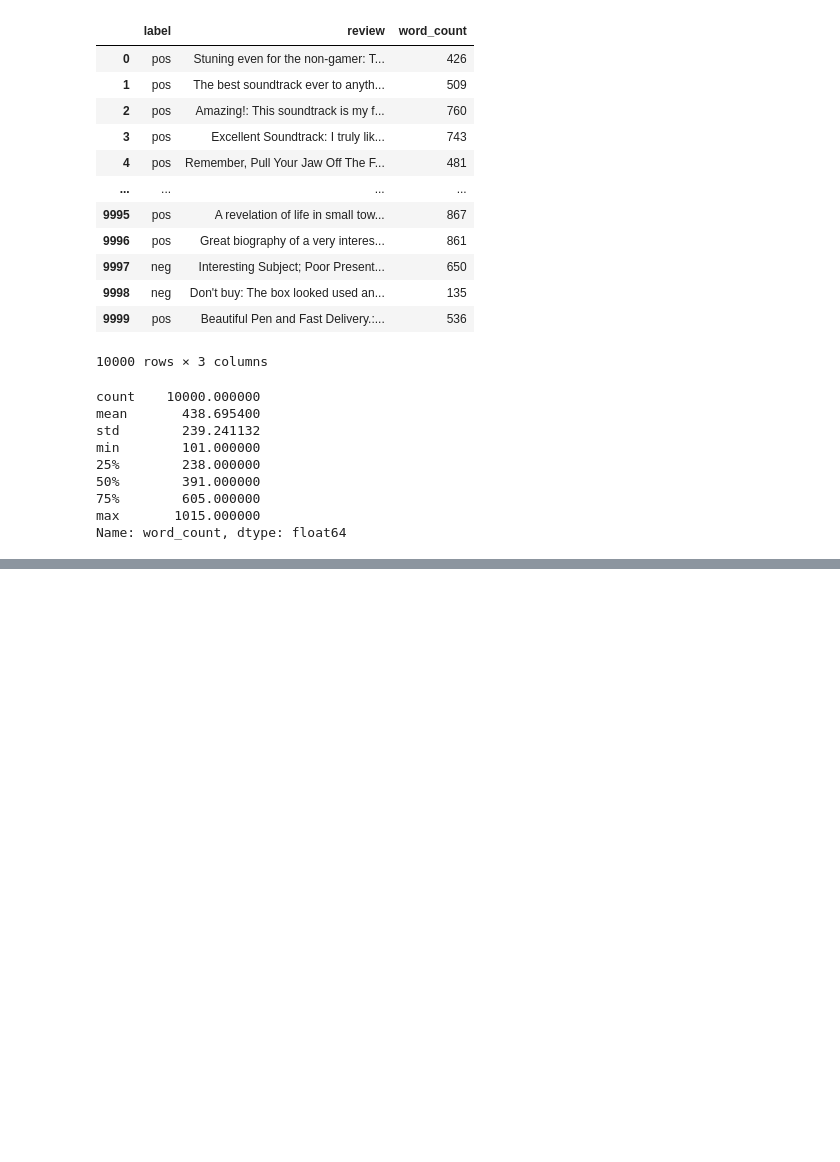
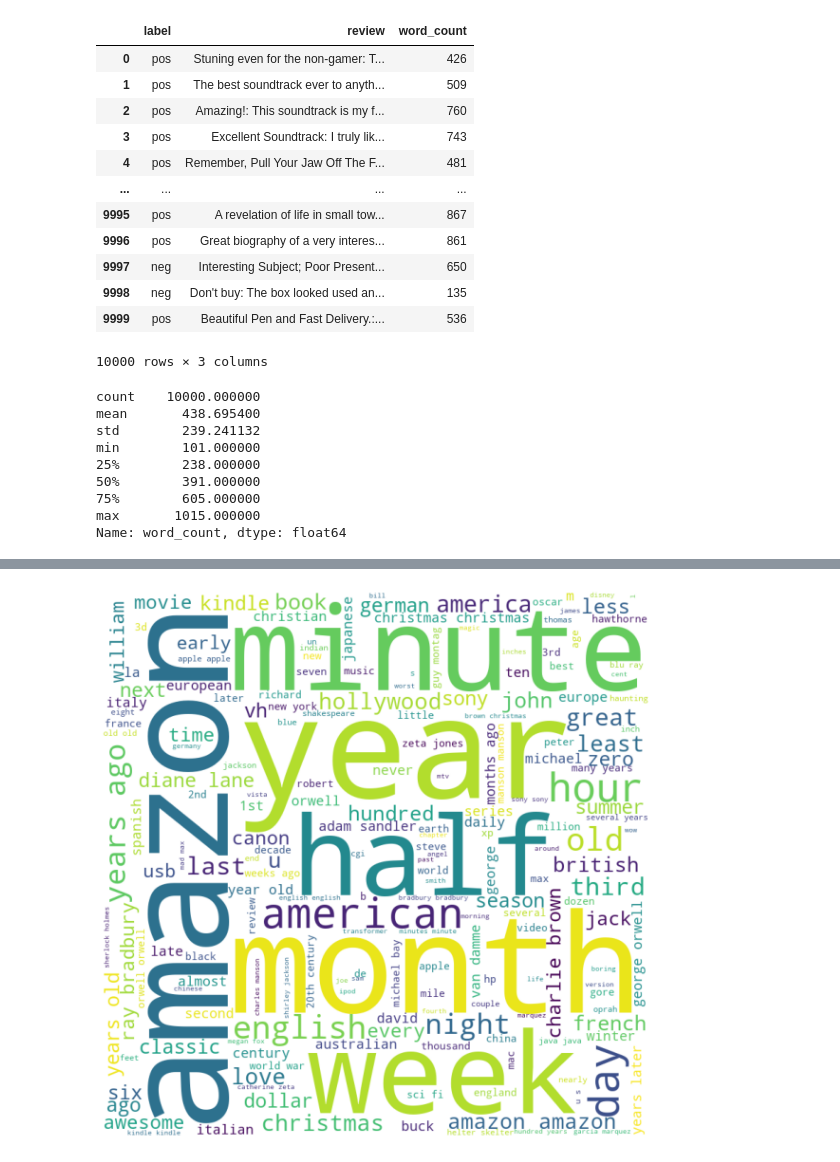
Before and after one commit to vikassharma555/Assignments, a Jupyter notebook: Amazon/Amazon_analysi.ipynb, the cells around one changed output, grey strips where cells are left out. Saved outputs shown, nothing was run; the diff lists cells and outputs as text; code cells hidden in the pictures; blank space fills up the shorter version.

```diff
--- a/Amazon/Amazon_analysi.ipynb
+++ b/Amazon/Amazon_analysi.ipynb
@@ -1157,0 +600,20 @@ df_TFIDF.iloc[:, 500:510]
+# %%
+stopwords_custom = stopwords.words('english')
+stopwords_custom = np.concatenate((stopwords_custom, ['one', 'hour', 'two', 'year', 'day', 'three', 'first', 'today', 'first', 'five', 'second', 'four']))
+
+yelp['NER_Without_StopWords'] = yelp['NER'].apply(lambda x: ' '.join([word for word in x.lower().split() if word not in stopwords_custom]) )
+# %%
+wordcloud = WordCloud(width = 800, height = 800,
+                background_color ='white',
+                stopwords = set(STOPWORDS),
+                min_font_size = 10).generate(' '.join(yelp['NER_Without_StopWords']))
+
+# plot the WordCloud image
+plt.figure(figsize = (8, 8), facecolor = None)
+plt.imshow(wordcloud)
+plt.axis("off")
+plt.tight_layout(pad = 0)
+
+plt.show()
+# %% [output]
+[figure, added]
```
Also changed, not shown: parts of 87 cells of this notebook.
